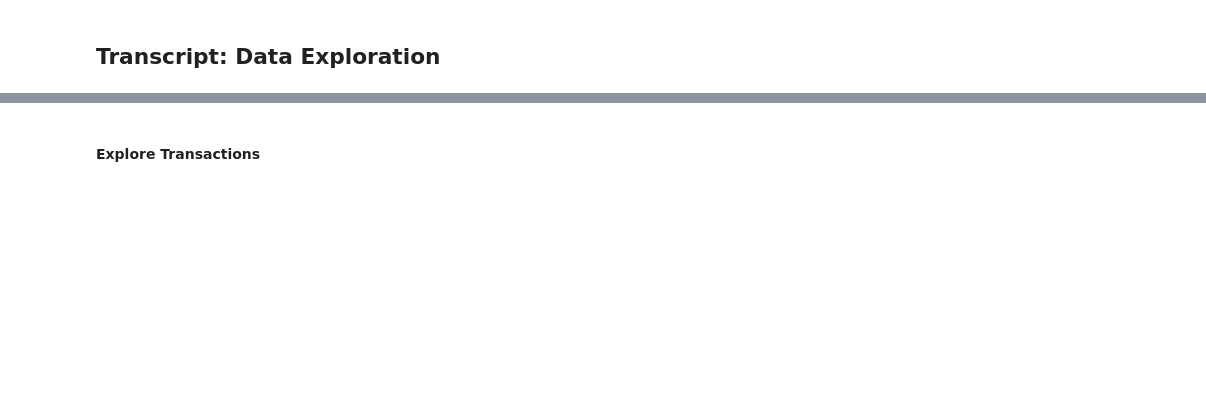
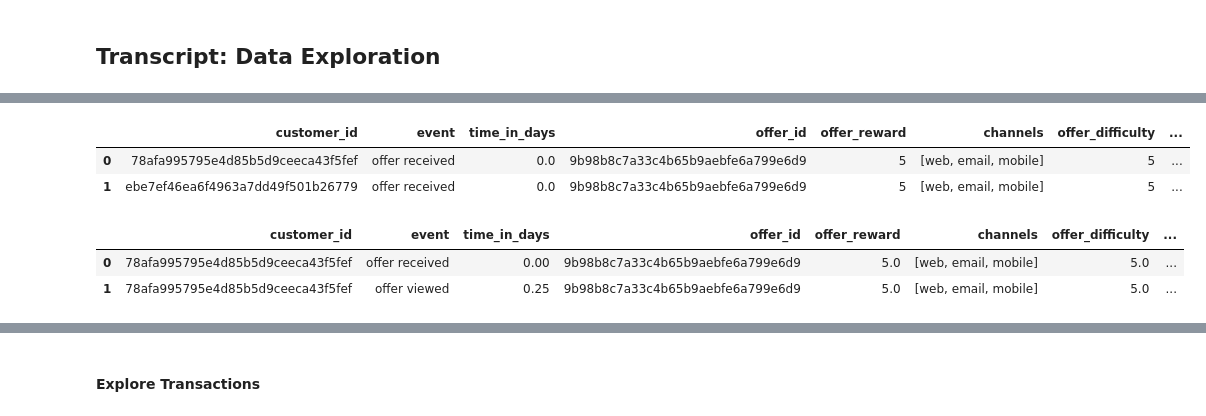
Before and after one commit to Arjunar92/Starbucks_Customer_Segmentation_Project, a Jupyter notebook: Starbucks_Capstone_Data_Exploration.ipynb, the cells around one changed output, grey strips where cells are left out. Drawn from its saved outputs; the diff is of its cells as text; code cells hidden in the pictures; blank space fills up the shorter version.

```diff
--- a/Starbucks_Capstone_Data_Exploration.ipynb
+++ b/Starbucks_Capstone_Data_Exploration.ipynb
@@ -374,9 +438,17 @@ transactions.info()
 # %%
-offers_type = pd.merge(offers, portfolio, left_on='offerid', right_on='offer_id', how='outer')
+offers_type = pd.merge(offers_df, portfolio_df, left_on='offer_id', right_on='offer_id', how='outer')
 offers_type.head(2)
+# %% [output]
+|  | customer_id | event | time_in_days | offer_id | offer_reward | channels | offer_difficulty | ... |
+| 0 | 78afa995795e4d85b5d9ceeca43f5fef | offer received | 0.0 | 9b98b8c7a33c4b65b9aebfe6a799e6d9 | 5 | [web, email, mobile] | 5 | ... |
+| 1 | ebe7ef46ea6f4963a7dd49f501b26779 | offer received | 0.0 | 9b98b8c7a33c4b65b9aebfe6a799e6d9 | 5 | [web, email, mobile] | 5 | ... |
 # %%
-data_all = pd.merge(offers_type, profile, left_on='customer_id', right_on='customer_id', how='outer')
+data_all = pd.merge(offers_type, profile_df, left_on='customer_id', right_on='customer_id', how='outer')
 data_all.head(2)
+# %% [output]
+|  | customer_id | event | time_in_days | offer_id | offer_reward | channels | offer_difficulty | ... |
+| 0 | 78afa995795e4d85b5d9ceeca43f5fef | offer received | 0.00 | 9b98b8c7a33c4b65b9aebfe6a799e6d9 | 5.0 | [web, email, mobile] | 5.0 | ... |
+| 1 | 78afa995795e4d85b5d9ceeca43f5fef | offer viewed | 0.25 | 9b98b8c7a33c4b65b9aebfe6a799e6d9 | 5.0 | [web, email, mobile] | 5.0 | ... |
 # %%
 #Comparing offer recieved, viewed, completed by offer type
 
```
Also changed, not shown: parts of 17 cells of this notebook.
